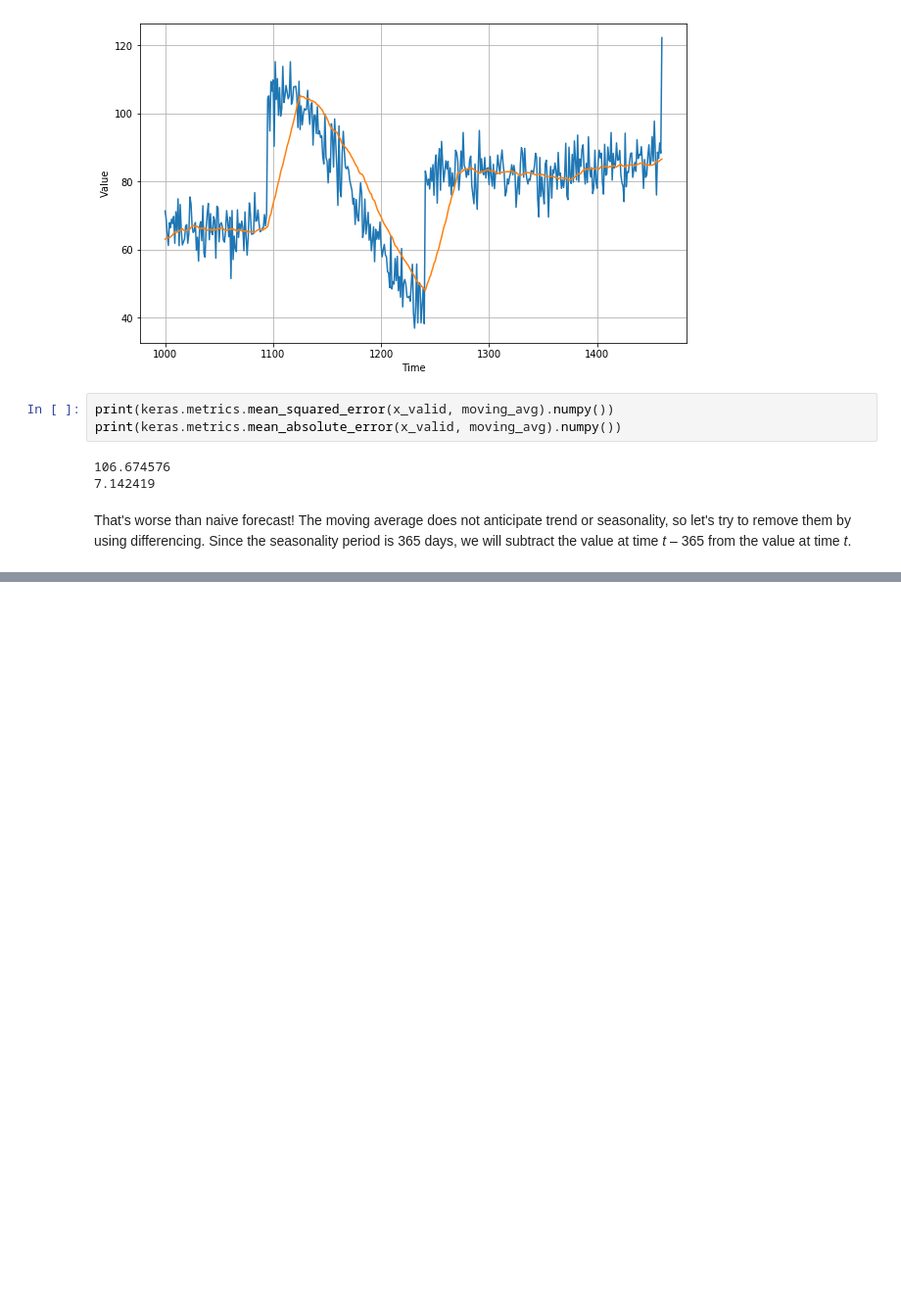
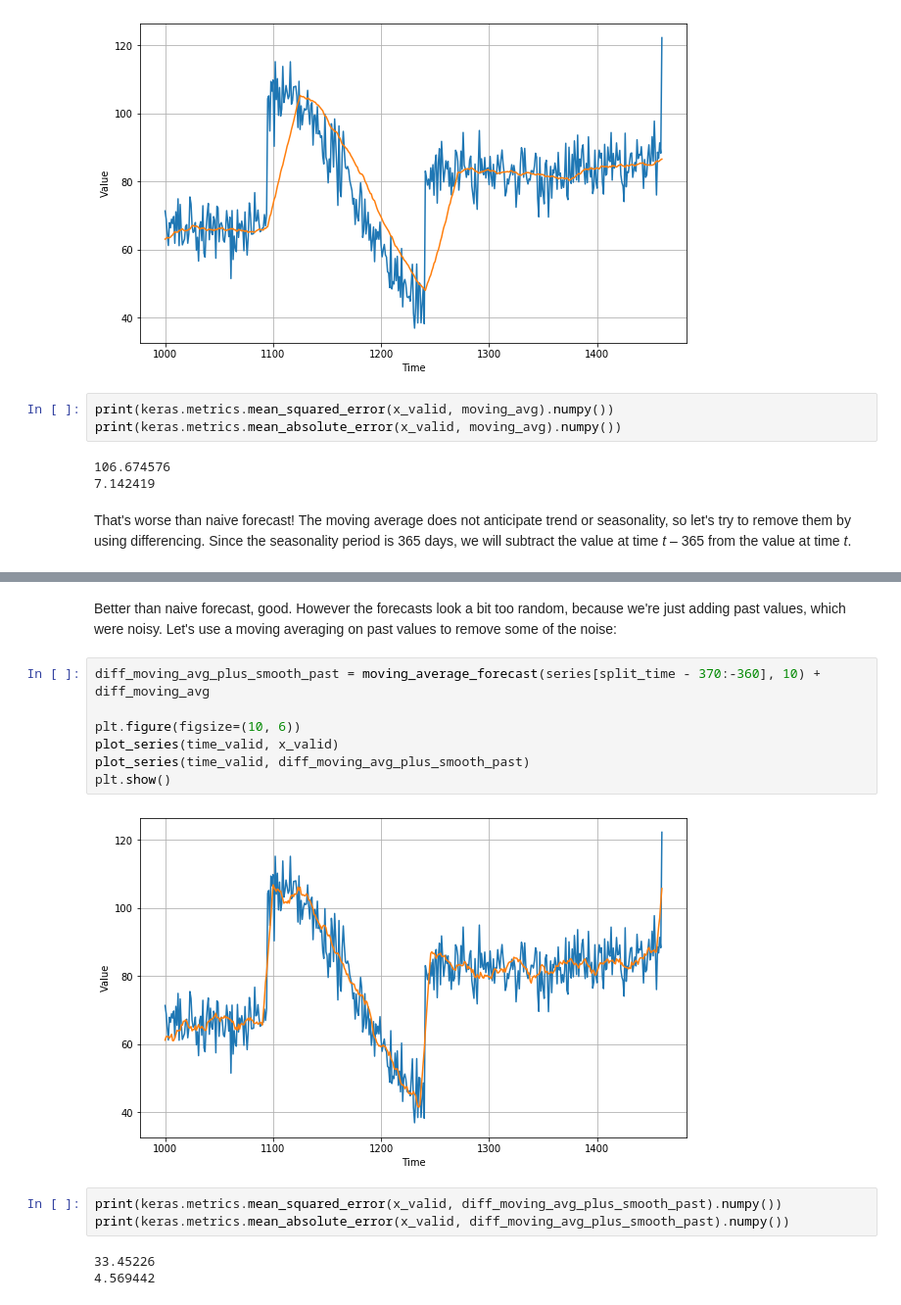
Before and after one commit to ainurafifah00/Coursera_TF, a Jupyter notebook: [Sequences]Week_1_Forecasting.ipynb, the cells around one changed output, grey strips where cells are left out. Shown: that part at 98% size. Drawn from its saved outputs; the diff is of its cells as text; blank space fills up the shorter version.

```diff
--- a/[Sequences]Week_1_Forecasting.ipynb
+++ b/[Sequences]Week_1_Forecasting.ipynb
@@ -149,0 +188,17 @@ That's worse than naive forecast! The moving average does not anticipate trend o
+# %% [markdown]
+Better than naive forecast, good. However the forecasts look a bit too random, because we're just adding past values, which were noisy. Let's use a moving averaging on past values to remove some of the noise:
+# %%
+diff_moving_avg_plus_smooth_past = moving_average_forecast(series[split_time - 370:-360], 10) + diff_moving_avg
+
+plt.figure(figsize=(10, 6))
+plot_series(time_valid, x_valid)
+plot_series(time_valid, diff_moving_avg_plus_smooth_past)
+plt.show()
+# %% [output]
+[figure, added]
+# %%
+print(keras.metrics.mean_squared_error(x_valid, diff_moving_avg_plus_smooth_past).numpy())
+print(keras.metrics.mean_absolute_error(x_valid, diff_moving_avg_plus_smooth_past).numpy())
+# %% [output]
+33.45226
+4.569442
```
Also changed, not shown: parts of 6 cells of this notebook.
